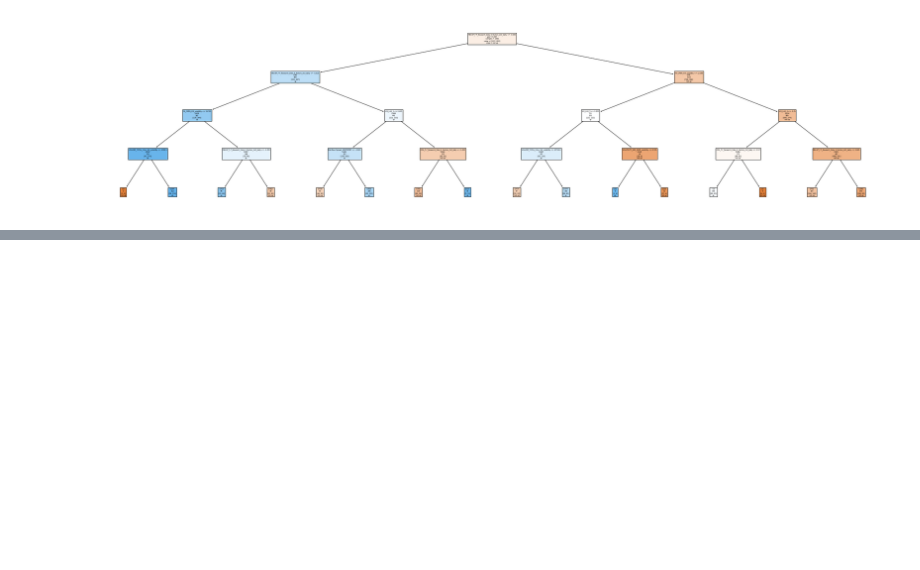
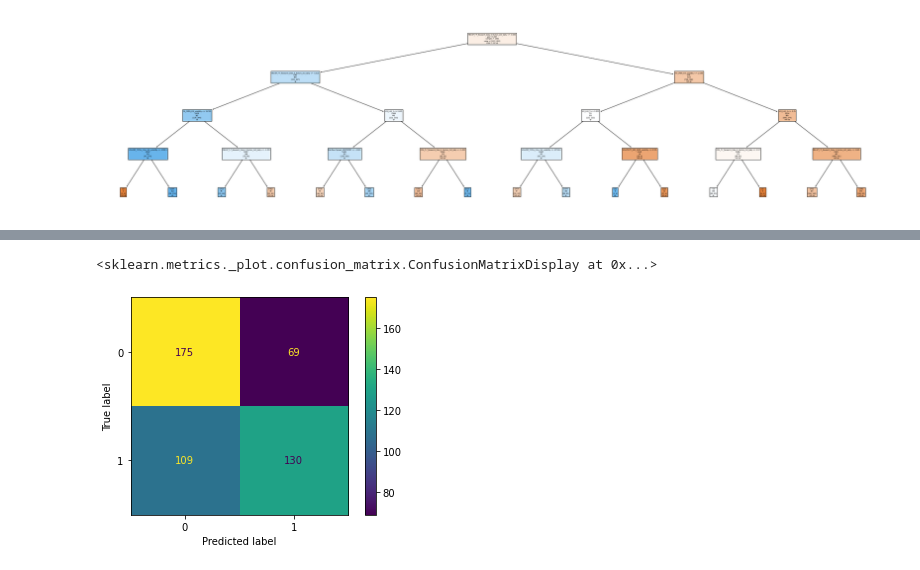
Before and after one commit to g0bel1n/VIX_predictions, a Jupyter notebook: analysis/trees.ipynb, the cells around one changed output, grey strips where cells are left out. Saved outputs shown, nothing was run; the diff lists cells and outputs as text; code cells hidden in the pictures; blank space fills up the shorter version.

Commit message:
adding ada boost to trees

```diff
--- a/analysis/trees.ipynb
+++ b/analysis/trees.ipynb
@@ -204,0 +216,12 @@ _ = tree.plot_tree(tree_clf,
+# %%
+from sklearn.ensemble import AdaBoostClassifier
+
+
+
+ada_clf = AdaBoostClassifier(
+            DecisionTreeClassifier(max_depth=1),
+            n_estimators= 200,
+            algorithm= "SAMME.R",
+            learning_rate=0.5)
+
+ada_clf.fit(X_train, y_train)
@@ -204,0 +244,5 @@ _ = tree.plot_tree(tree_clf,
+# %%
+ConfusionMatrixDisplay.from_estimator(estimator=ada_clf, X=X_test, y=y_test)
+# %% [output]
+<sklearn.metrics._plot.confusion_matrix.ConfusionMatrixDisplay at 0x...>
+[figure, added]
```
Also changed, not shown: parts of 8 cells of this notebook.
